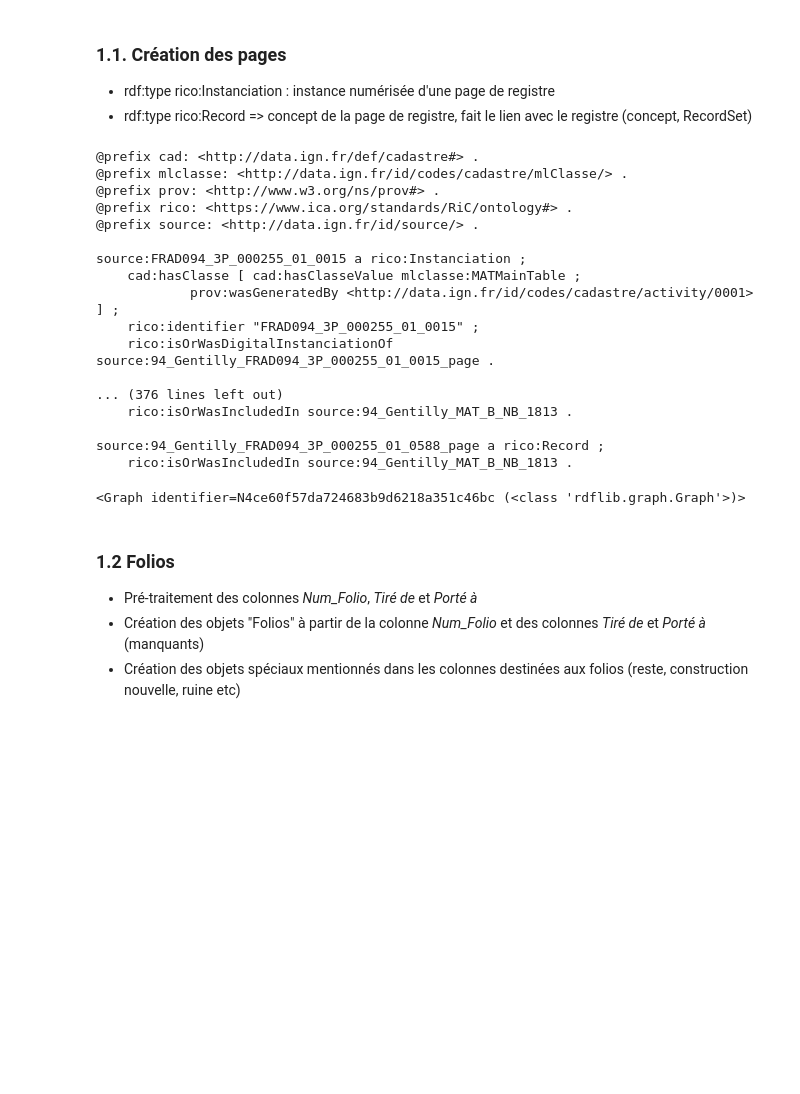
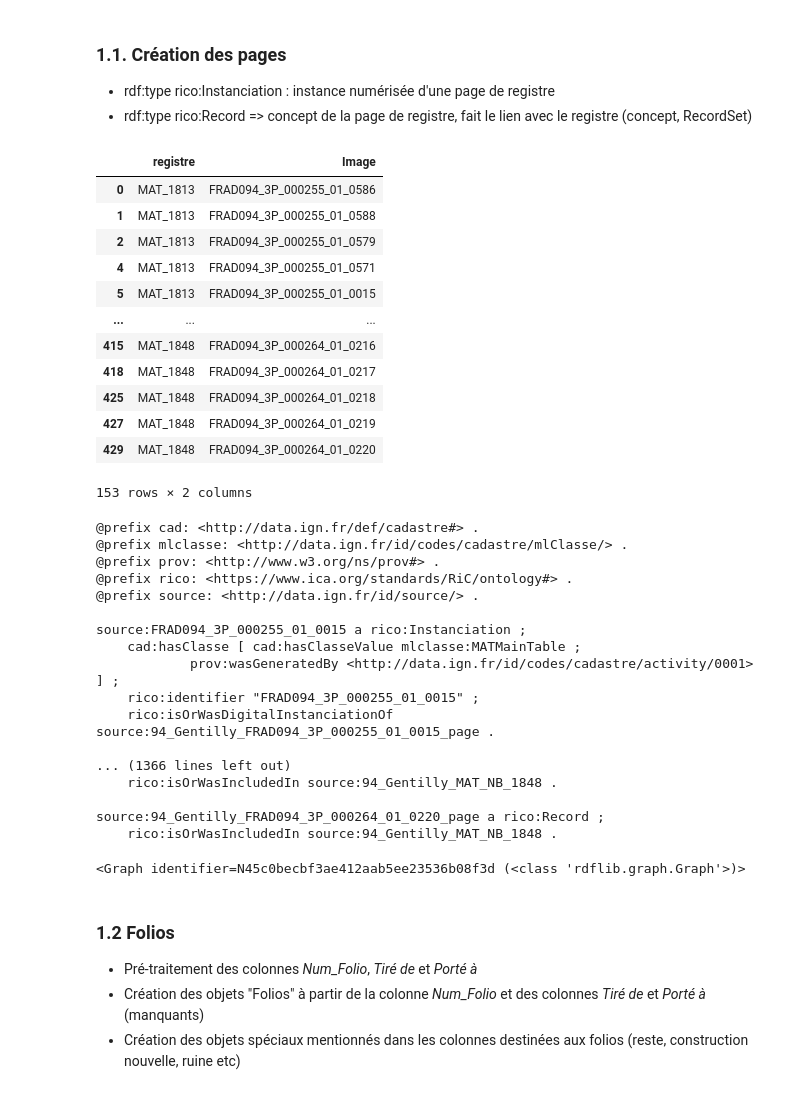
Before and after one commit to solenn-tl/ontologie-peuplement, a Jupyter notebook: notebooks/10-instances/13-create_plot-mentions.ipynb, the cells around one changed output. Drawn from its saved outputs; the diff is of its cells as text; code cells hidden in the pictures; blank space fills up the shorter version.

```diff
--- a/notebooks/10-instances/13-create_plot-mentions.ipynb
+++ b/notebooks/10-instances/13-create_plot-mentions.ipynb
@@ -35,0 +35,9 @@ display(mat1813)
+# %%
+OUTPUT_FOLDER_PATH = "/home/STual/KG-cadastre/data/rdf"
+
+PATH = "/home/STual/KG-cadastre/data/gentilly/MAT_1813.csv"
+mat1813 = pd.read_csv(PATH,header=0)
+PATH = "/home/STual/KG-cadastre/data/gentilly/MAT_1836.csv"
+mat1836 = pd.read_csv(PATH,header=0)
+PATH = "/home/STual/KG-cadastre/data/gentilly/MAT_1848.csv"
+mat1848 = pd.read_csv(PATH,header=0)
@@ -39,7 +65,22 @@ display(mat1813)
 - rdf:type rico:Record => concept de la page de registre, fait le lien avec le registre (concept, RecordSet)
 # %%
 #select distinct values in th colum Image
-images = mat1813['Image'].unique()
+images = matrices[['registre','Image']].drop_duplicates()
+images
+# %% [output]
+|  | registre | Image |
+| 0 | MAT_1813 | FRAD094_3P_000255_01_0586 |
+| 1 | MAT_1813 | FRAD094_3P_000255_01_0588 |
+| 2 | MAT_1813 | FRAD094_3P_000255_01_0579 |
+| 4 | MAT_1813 | FRAD094_3P_000255_01_0571 |
+| 5 | MAT_1813 | FRAD094_3P_000255_01_0015 |
+| ... | ... | ... |
+| 415 | MAT_1848 | FRAD094_3P_000264_01_0216 |
+| 418 | MAT_1848 | FRAD094_3P_000264_01_0217 |
+| 425 | MAT_1848 | FRAD094_3P_000264_01_0218 |
+| 427 | MAT_1848 | FRAD094_3P_000264_01_0219 |
+| 429 | MAT_1848 | FRAD094_3P_000264_01_0220 |
+153 rows × 2 columns
 # %%
 # Create a new RDF graph
 g = Graph()
@@ -62,7 +103,9 @@ g.bind('rico', rico)
 g.bind('fpo', fpo)
 g.bind('time',time)
 
-for img in images:
+for index, row in images.iterrows():
+    img = row['Image']
+    MATRICE_ID = matrices_metada[row['registre']]["MATRICE_ID"]
     json = parse_record_id(img)
     subject_uri = URIRef(baseuri + f"{img}")
     g.add((subject_uri, RDF.type, rico.Instanciation))
@@ -74,13 +117,13 @@ for img in images:
     folder_end = img.rfind('_')
     g.add((subject_uri,rico.isOrWasDigitalInstanciationOf,URIRef(baseuri + f"{json['departement']}_{COMMUNE}_{img}_page")))
 
-    subject_uri_record = URIRef(baseuri + f"{json['departement']}_{COMMUNE}_{img}_page")
+    subject_uri_record = URIRef(baseuri + f"{json['departement']}_{COMMUNE}_{row['Image']}_page")
     g.add((subject_uri_record, RDF.type, rico.Record))
     g.add((subject_uri_record, rico.isOrWasIncludedIn, URIRef(baseuri + f"{json['departement']}_{COMMUNE}_{MATRICE_ID}")))
 
 print(g.serialize(format='turtle'))
 #write g into a .ttl file
-g.serialize(destination=f"{OUTPUT_FOLDER_PATH}/{COMMUNE}_{MATRICE_ID}.ttl", format='turtle')
+g.serialize(destination=f"{OUTPUT_FOLDER_PATH}/{COMMUNE}_SOURCES_Images.ttl", format='turtle')
 # %% [output]
 @prefix cad: <http://data.ign.fr/def/cadastre#> .
 @prefix mlclasse: <http://data.ign.fr/id/codes/cadastre/mlClasse/> .
@@ -94,12 +137,12 @@ source:FRAD094_3P_000255_01_0015 a rico:Instanciation ;
     rico:identifier "FRAD094_3P_000255_01_0015" ;
     rico:isOrWasDigitalInstanciationOf source:94_Gentilly_FRAD094_3P_000255_01_0015_page .
 
-... (376 lines left out)
-    rico:isOrWasIncludedIn source:94_Gentilly_MAT_B_NB_1813 .
+... (1366 lines left out)
+    rico:isOrWasIncludedIn source:94_Gentilly_MAT_NB_1848 .
 
-source:94_Gentilly_FRAD094_3P_000255_01_0588_page a rico:Record ;
-    rico:isOrWasIncludedIn source:94_Gentilly_MAT_B_NB_1813 .
+source:94_Gentilly_FRAD094_3P_000264_01_0220_page a rico:Record ;
+    rico:isOrWasIncludedIn source:94_Gentilly_MAT_NB_1848 .
-<Graph identifier=N4ce60f57da724683b9d6218a351c46bc (<class 'rdflib.graph.Graph'>)>
+<Graph identifier=N45c0becbf3ae412aab5ee23536b08f3d (<class 'rdflib.graph.Graph'>)>
 # %% [markdown]
 ### 1.2 Folios
 - Pré-traitement des colonnes *Num_Folio*, *Tiré de* et *Porté à*
```
Also changed, not shown: parts of 27 cells of this notebook, 9 other files.
